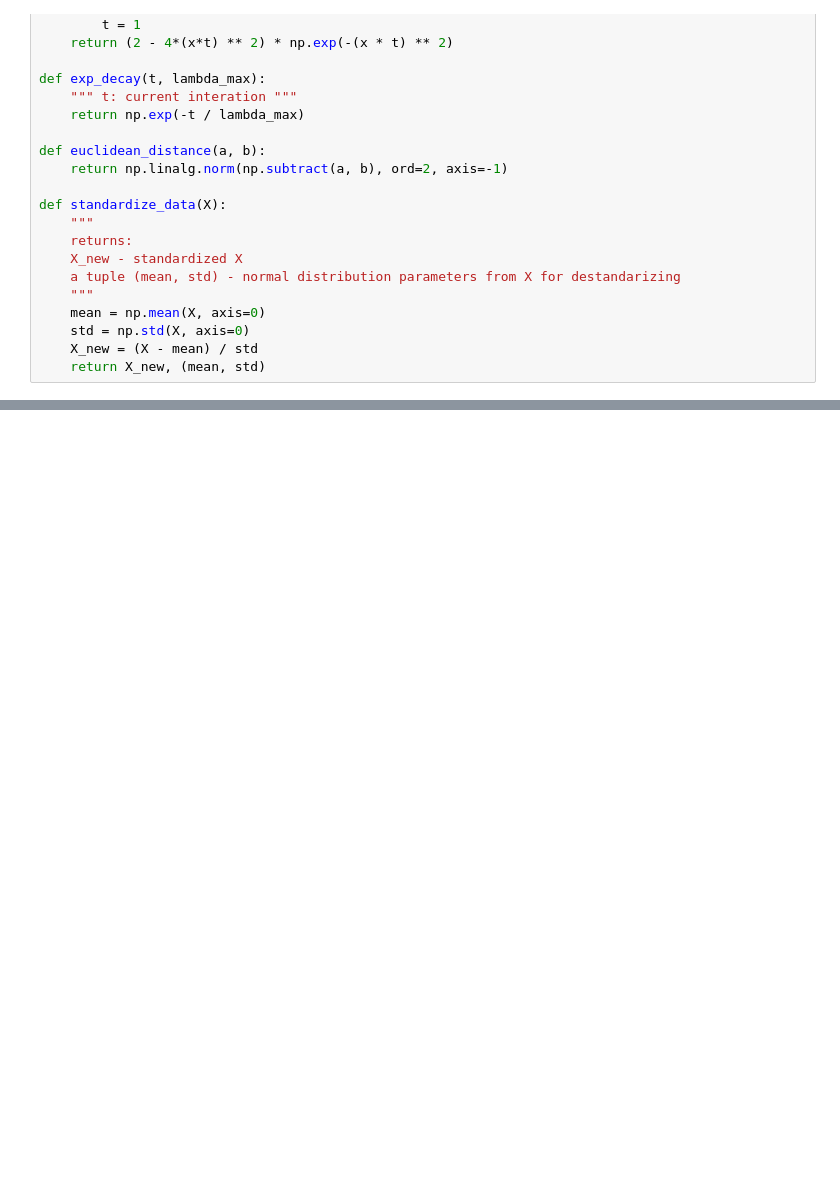
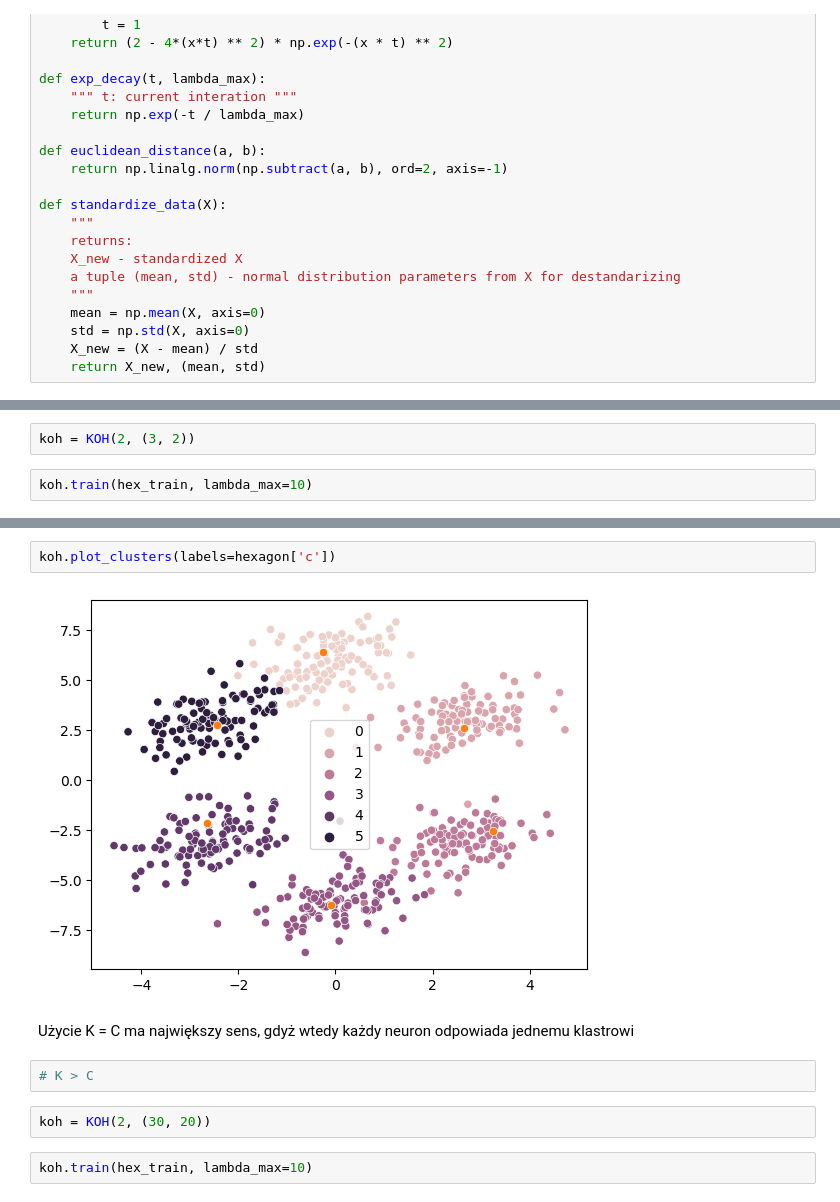
Before and after one commit to tymsoncyferki/MIOwAD, a Jupyter notebook: KOH/koh1.ipynb, the cells around one changed output, grey strips where cells are left out. Saved outputs shown, nothing was run; the diff lists cells and outputs as text; blank space fills up the shorter version.

```diff
--- a/KOH/koh1.ipynb
+++ b/KOH/koh1.ipynb
@@ -131,0 +175,4 @@ sns.scatterplot(x=weights_res[:,0], y=weights_res[:,1])
+# %%
+koh = KOH(2, (3, 2))
+# %%
+koh.train(hex_train, lambda_max=10)
@@ -131,0 +186,12 @@ sns.scatterplot(x=weights_res[:,0], y=weights_res[:,1])
+# %%
+koh.plot_clusters(labels=hexagon['c'])
+# %% [output]
+[figure, added]
+# %% [markdown]
+Użycie K = C ma największy sens, gdyż wtedy każdy neuron odpowiada jednemu klastrowi
+# %%
+# K > C
+# %%
+koh = KOH(2, (30, 20))
+# %%
+koh.train(hex_train, lambda_max=10)
```
Also changed, not shown: parts of 37 cells of this notebook.
